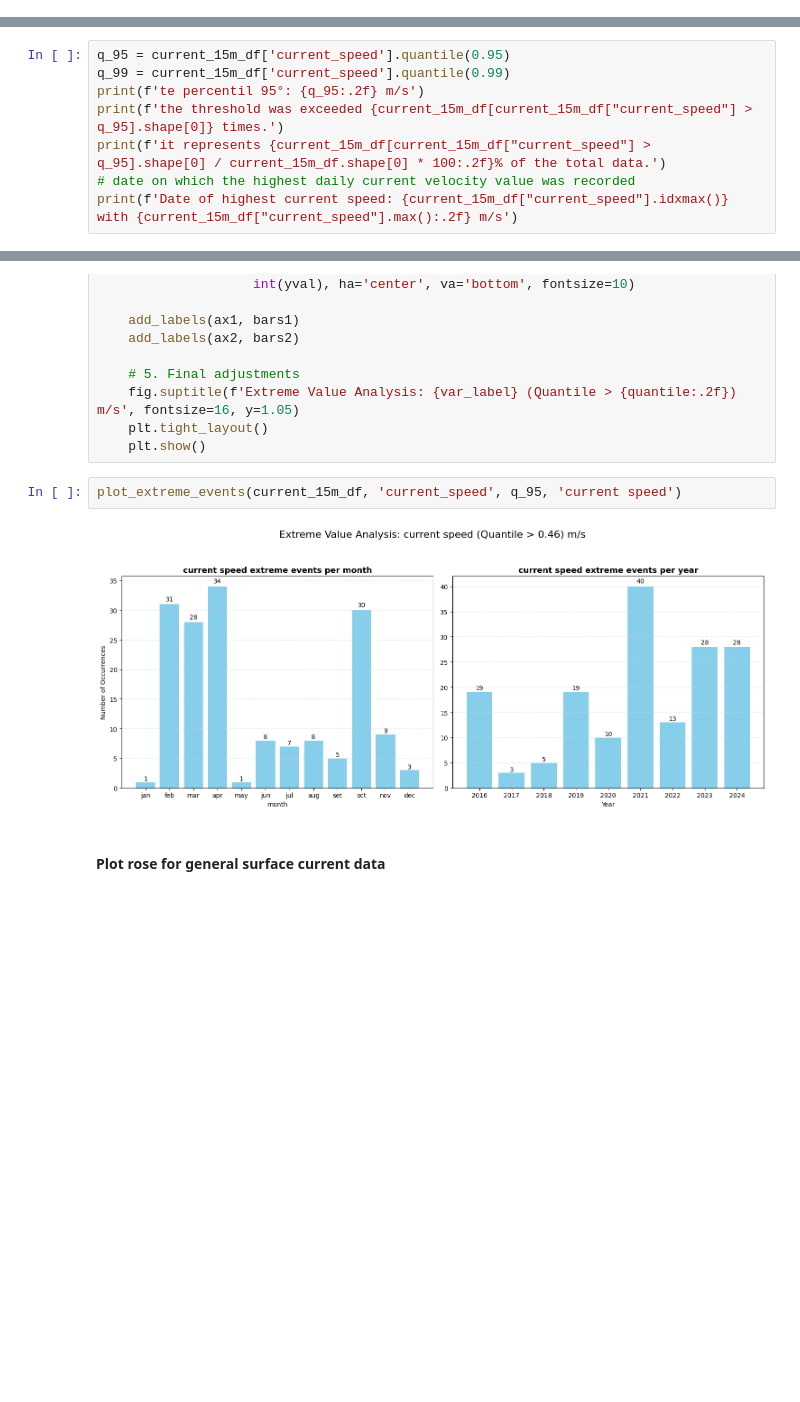
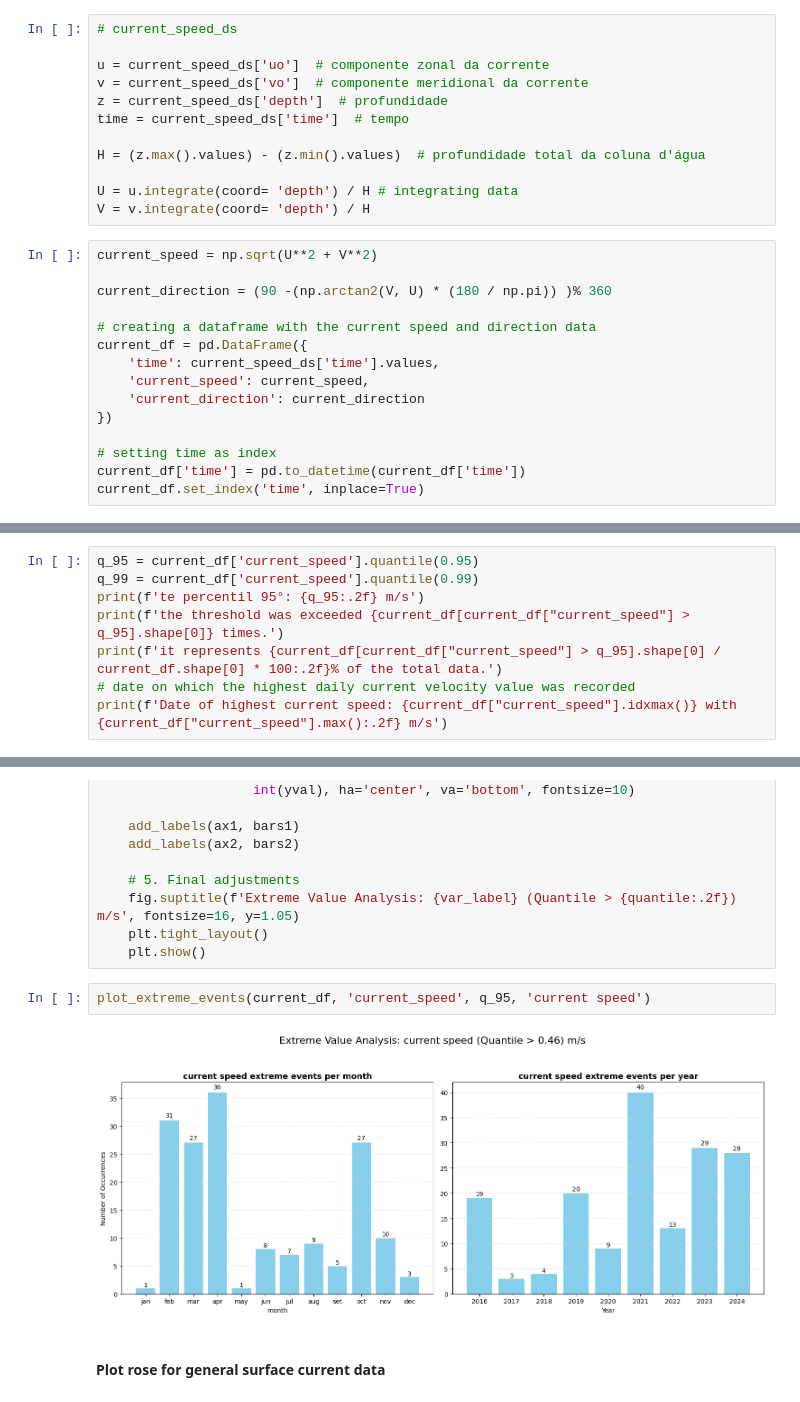
Before and after one commit to loclisam/SARC_LISA_2025, a Jupyter notebook: meteocean_organized_v1.ipynb, the cells around one changed output, grey strips where cells are left out. Cells and saved outputs as stored; diff of their text form; blank space fills up the shorter version.

```diff
--- a/meteocean_organized_v1.ipynb
+++ b/meteocean_organized_v1.ipynb
@@ -68,3 +38,30 @@ current_15m_df.drop('Unnamed: 0', axis=1, inplace=True, errors='ignore')
+# %%
+# current_speed_ds
+
+u = current_speed_ds['uo']  # componente zonal da corrente
+v = current_speed_ds['vo']  # componente meridional da corrente
+z = current_speed_ds['depth']  # profundidade
+time = current_speed_ds['time']  # tempo
+
+H = (z.max().values) - (z.min().values)  # profundidade total da coluna d'água
+
+U = u.integrate(coord= 'depth') / H # integrating data
+V = v.integrate(coord= 'depth') / H
+# %%
+current_speed = np.sqrt(U**2 + V**2)
+
+current_direction = (90 -(np.arctan2(V, U) * (180 / np.pi)) )% 360
+
+# creating a dataframe with the current speed and direction data
+current_df = pd.DataFrame({
+    'time': current_speed_ds['time'].values,
+    'current_speed': current_speed,
+    'current_direction': current_direction
+})
+
+# setting time as index
+current_df['time'] = pd.to_datetime(current_df['time'])
+current_df.set_index('time', inplace=True)
 # %% [markdown]
 ### general data
 # %%
@@ -92,11 +89,11 @@ plt.show()
 # %%
-q_95 = current_15m_df['current_speed'].quantile(0.95)
-q_99 = current_15m_df['current_speed'].quantile(0.99)
+q_95 = current_df['current_speed'].quantile(0.95)
+q_99 = current_df['current_speed'].quantile(0.99)
 print(f'te percentil 95°: {q_95:.2f} m/s')
-print(f'the threshold was exceeded {current_15m_df[current_15m_df["current_speed"] > q_95].shape[0]} times.')
-print(f'it represents {current_15m_df[current_15m_df["current_speed"] > q_95].shape[0] / current_15m_df.shape[0] * 100:.2f}% of the total data.')
+print(f'the threshold was exceeded {current_df[current_df["current_speed"] > q_95].shape[0]} times.')
+print(f'it represents {current_df[current_df["current_speed"] > q_95].shape[0] / current_df.shape[0] * 100:.2f}% of the total data.')
 # date on which the highest daily current velocity value was recorded
-print(f'Date of highest current speed: {current_15m_df["current_speed"].idxmax()} with {current_15m_df["current_speed"].max():.2f} m/s')
+print(f'Date of highest current speed: {current_df["current_speed"].idxmax()} with {current_df["current_speed"].max():.2f} m/s')
 # %% [output]
 te percentil 95°: 0.46 m/s
 the threshold was exceeded 165 times.
@@ -167,9 +164,9 @@ def plot_extreme_events(df, var, quantile, var_label):
     plt.tight_layout()
     plt.show()
 # %%
-plot_extreme_events(current_15m_df, 'current_speed', q_95, 'current speed')
+plot_extreme_events(current_df, 'current_speed', q_95, 'current speed')
 # %% [output]
-[figure, old version]
+[figure, new version]
 # %% [markdown]
 #### Plot rose for general surface current data
 # %%
```
Also changed, not shown: parts of 31 cells of this notebook, 1 other file.
